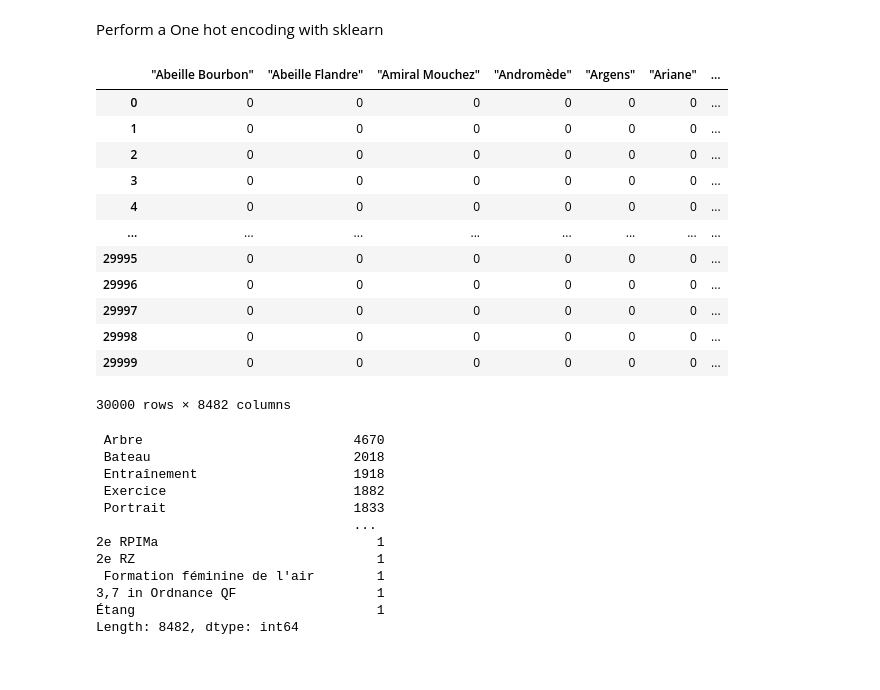
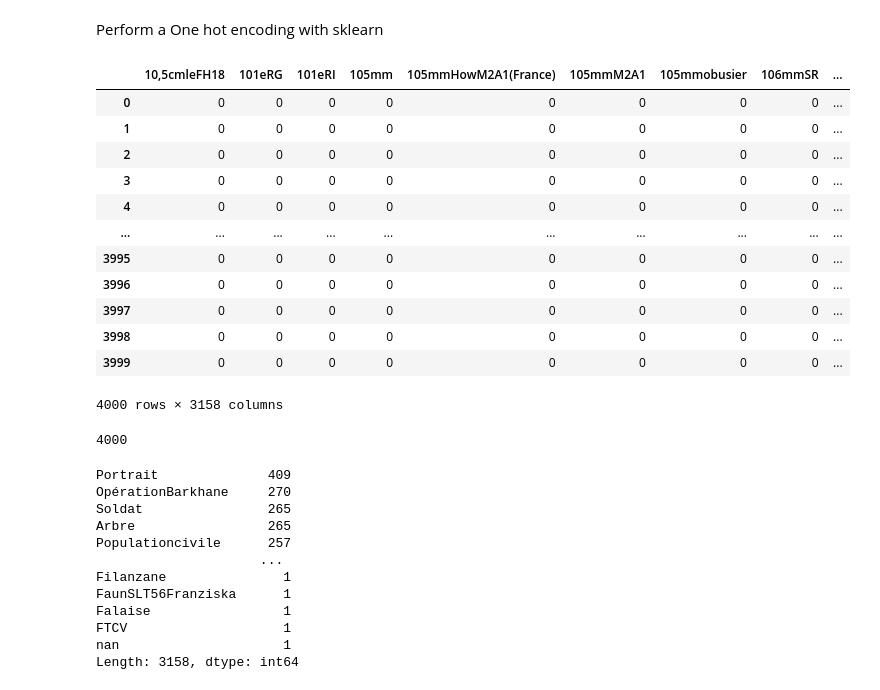
Before and after one commit to TechInTerh/PFEE-VISION, a Jupyter notebook: etude_reference_mot_cle.ipynb, the cells around one changed output. Saved outputs shown, nothing was run; the diff lists cells and outputs as text; code cells hidden in the pictures.

```diff
--- a/etude_reference_mot_cle.ipynb
+++ b/etude_reference_mot_cle.ipynb
@@ -51,38 +69,49 @@ Name: MOTCLE, Length: 132119, dtype: object
 # %% [markdown]
 Perform a One hot encoding with sklearn
+# %%
+def delete_quote(l: [str]):
+    for i,s in enumerate(l):#type: str
+        l[i] = s.replace('"',"").replace(" ","")
+    return l
+df_mot_cle = df_mot_cle.map(delete_quote)
 # %%
 from sklearn.preprocessing import MultiLabelBinarizer
-df_light = df_mot_cle[:30000]
+df_light = df_mot_cle[:4000]
 mlb = MultiLabelBinarizer()
 
 res = pd.DataFrame(mlb.fit_transform(df_light),columns=mlb.classes_,index=df_light.index)
 res
 # %% [output]
-|  | "Abeille Bourbon" | "Abeille Flandre" | "Amiral Mouchez" | "Andromède" | "Argens" | "Ariane" | ... |
-| 0 | 0 | 0 | 0 | 0 | 0 | 0 | ... |
-| 1 | 0 | 0 | 0 | 0 | 0 | 0 | ... |
-| 2 | 0 | 0 | 0 | 0 | 0 | 0 | ... |
-| 3 | 0 | 0 | 0 | 0 | 0 | 0 | ... |
-| 4 | 0 | 0 | 0 | 0 | 0 | 0 | ... |
-| ... | ... | ... | ... | ... | ... | ... | ... |
-| 29995 | 0 | 0 | 0 | 0 | 0 | 0 | ... |
-| 29996 | 0 | 0 | 0 | 0 | 0 | 0 | ... |
-| 29997 | 0 | 0 | 0 | 0 | 0 | 0 | ... |
-| 29998 | 0 | 0 | 0 | 0 | 0 | 0 | ... |
-| 29999 | 0 | 0 | 0 | 0 | 0 | 0 | ... |
+|  | 10,5cmleFH18 | 101eRG | 101eRI | 105mm | 105mmHowM2A1(France) | 105mmM2A1 | 105mmobusier | 106mmSR | ... |
+| 0 | 0 | 0 | 0 | 0 | 0 | 0 | 0 | 0 | ... |
+| 1 | 0 | 0 | 0 | 0 | 0 | 0 | 0 | 0 | ... |
+| 2 | 0 | 0 | 0 | 0 | 0 | 0 | 0 | 0 | ... |
+| 3 | 0 | 0 | 0 | 0 | 0 | 0 | 0 | 0 | ... |
+| 4 | 0 | 0 | 0 | 0 | 0 | 0 | 0 | 0 | ... |
+| ... | ... | ... | ... | ... | ... | ... | ... | ... | ... |
+| 3995 | 0 | 0 | 0 | 0 | 0 | 0 | 0 | 0 | ... |
+| 3996 | 0 | 0 | 0 | 0 | 0 | 0 | 0 | 0 | ... |
+| 3997 | 0 | 0 | 0 | 0 | 0 | 0 | 0 | 0 | ... |
+| 3998 | 0 | 0 | 0 | 0 | 0 | 0 | 0 | 0 | ... |
+| 3999 | 0 | 0 | 0 | 0 | 0 | 0 | 0 | 0 | ... |
-30000 rows × 8482 columns
+4000 rows × 3158 columns
+# %%
+len(res)
+# %% [output]
+4000
 # %%
-res.sum().sort_values(ascending=False)
+sum_df = res.sum().sort_values(ascending=False)
+sum_df
 # %% [output]
- Arbre                           4670
- Bateau                          2018
- Entraînement                    1918
- Exercice                        1882
- Portrait                        1833
-                                 ...
-2e RPIMa                            1
-2e RZ                               1
- Formation féminine de l'air        1
-3,7 in Ordnance QF                  1
-Étang                               1
-Length: 8482, dtype: int64
+Portrait              409
+OpérationBarkhane     270
+Soldat                265
+Arbre                 265
+Populationcivile      257
+                     ...
+Filanzane               1
+FaunSLT56Franziska      1
+Falaise                 1
+FTCV                    1
+nan                     1
+Length: 3158, dtype: int64
```
Also changed, not shown: parts of 10 cells of this notebook, 5 other files.
